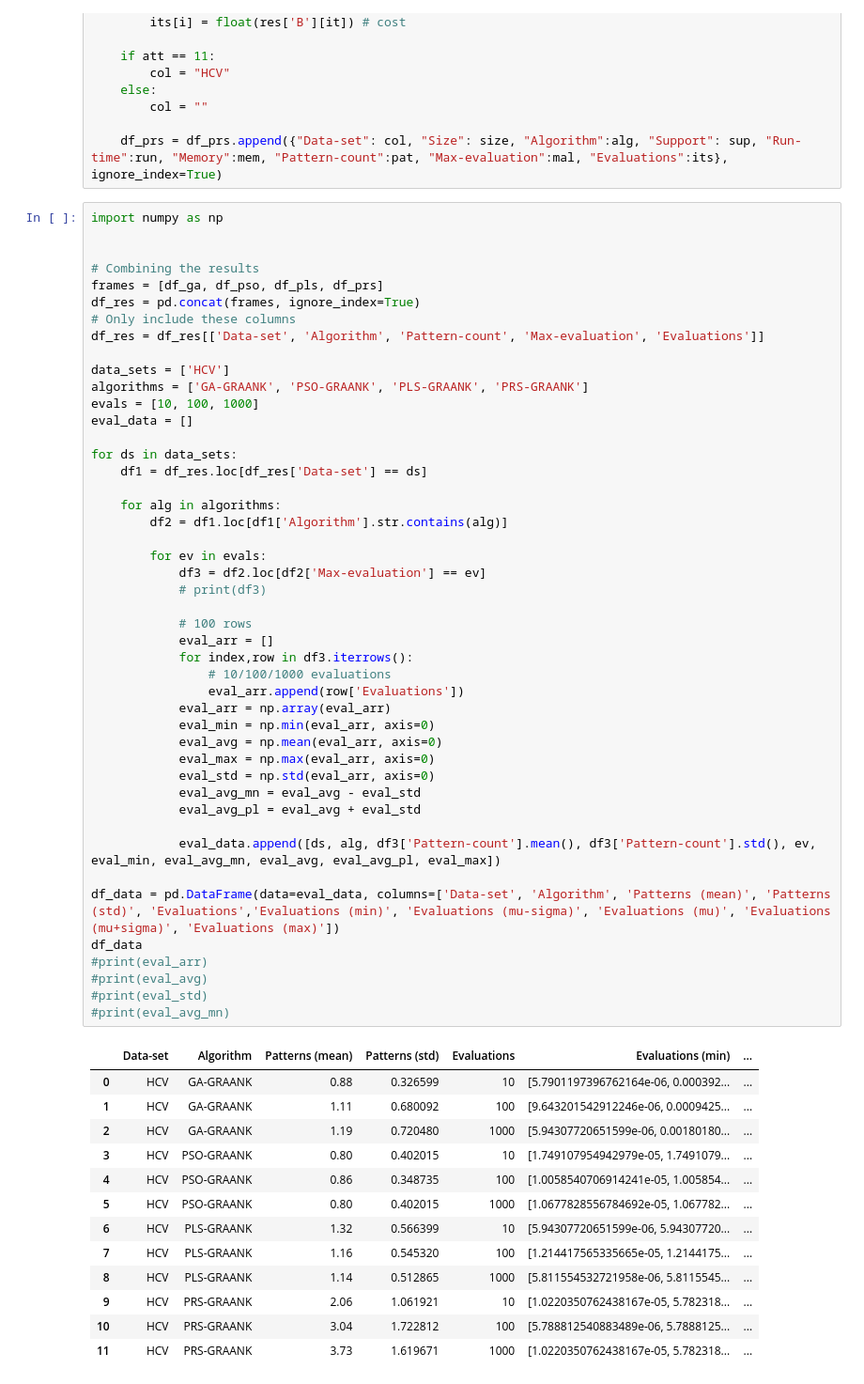
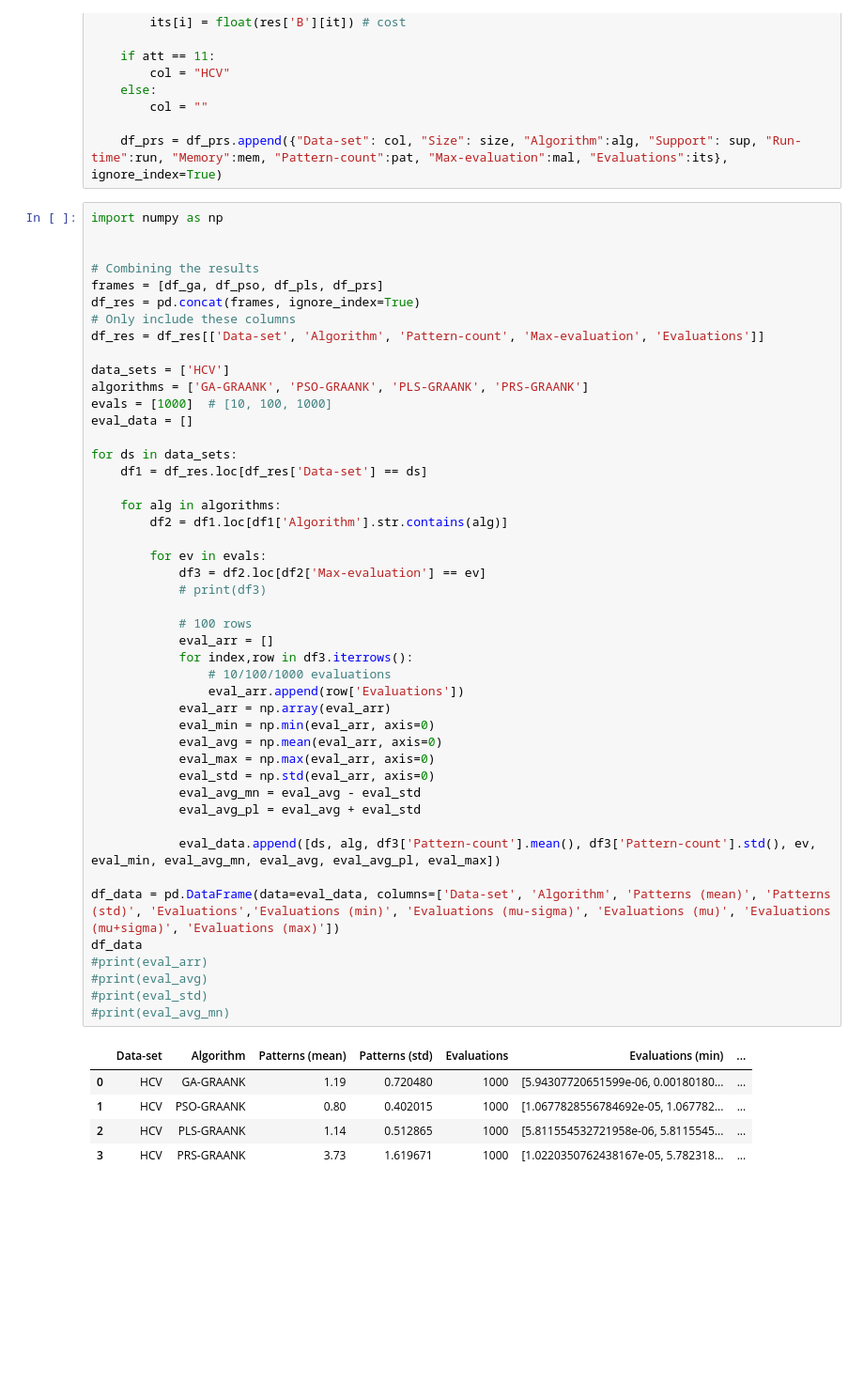
Before and after one commit to owuordickson/meso-hpc-lr, a Jupyter notebook: results/swarmgp/analysis_v1.ipynb, the cells around one changed output. Shown: that part at 94% size. Drawn from its saved outputs; the diff is of its cells as text; blank space fills up the shorter version.

```diff
--- a/results/swarmgp/analysis_v1.ipynb
+++ b/results/swarmgp/analysis_v1.ipynb
@@ -236,7 +236,7 @@ df_res = df_res[['Data-set', 'Algorithm', 'Pattern-count', 'Max-evaluation', 'Ev
 
 data_sets = ['HCV']
 algorithms = ['GA-GRAANK', 'PSO-GRAANK', 'PLS-GRAANK', 'PRS-GRAANK']
-evals = [10, 100, 1000]
+evals = [1000]  # [10, 100, 1000]
 eval_data = []
 
 for ds in data_sets:
@@ -245,45 +245,37 @@ for ds in data_sets:
     for alg in algorithms:
         df2 = df1.loc[df1['Algorithm'].str.contains(alg)]
 
         for ev in evals:
             df3 = df2.loc[df2['Max-evaluation'] == ev]
             # print(df3)
 
             # 100 rows
             eval_arr = []
             for index,row in df3.iterrows():
                 # 10/100/1000 evaluations
                 eval_arr.append(row['Evaluations'])
             eval_arr = np.array(eval_arr)
             eval_min = np.min(eval_arr, axis=0)
             eval_avg = np.mean(eval_arr, axis=0)
             eval_max = np.max(eval_arr, axis=0)
             eval_std = np.std(eval_arr, axis=0)
             eval_avg_mn = eval_avg - eval_std
             eval_avg_pl = eval_avg + eval_std
 
             eval_data.append([ds, alg, df3['Pattern-count'].mean(), df3['Pattern-count'].std(), ev, eval_min, eval_avg_mn, eval_avg, eval_avg_pl, eval_max])
 
 df_data = pd.DataFrame(data=eval_data, columns=['Data-set', 'Algorithm', 'Patterns (mean)', 'Patterns (std)', 'Evaluations','Evaluations (min)', 'Evaluations (mu-sigma)', 'Evaluations (mu)', 'Evaluations (mu+sigma)', 'Evaluations (max)'])
 df_data
 #print(eval_arr)
 #print(eval_avg)
 #print(eval_std)
 #print(eval_avg_mn)
 # %% [output]
 |  | Data-set | Algorithm | Patterns (mean) | Patterns (std) | Evaluations | Evaluations (min) | ... |
-| 0 | HCV | GA-GRAANK | 0.88 | 0.326599 | 10 | [5.7901197396762164e-06, 0.000392... | ... |
-| 1 | HCV | GA-GRAANK | 1.11 | 0.680092 | 100 | [9.643201542912246e-06, 0.0009425... | ... |
-| 2 | HCV | GA-GRAANK | 1.19 | 0.720480 | 1000 | [5.94307720651599e-06, 0.00180180... | ... |
-| 3 | HCV | PSO-GRAANK | 0.80 | 0.402015 | 10 | [1.749107954942979e-05, 1.7491079... | ... |
-| 4 | HCV | PSO-GRAANK | 0.86 | 0.348735 | 100 | [1.0058540706914241e-05, 1.005854... | ... |
-| 5 | HCV | PSO-GRAANK | 0.80 | 0.402015 | 1000 | [1.0677828556784692e-05, 1.067782... | ... |
-| 6 | HCV | PLS-GRAANK | 1.32 | 0.566399 | 10 | [5.94307720651599e-06, 5.94307720... | ... |
-| 7 | HCV | PLS-GRAANK | 1.16 | 0.545320 | 100 | [1.214417565335665e-05, 1.2144175... | ... |
-| 8 | HCV | PLS-GRAANK | 1.14 | 0.512865 | 1000 | [5.811554532721958e-06, 5.8115545... | ... |
-| 9 | HCV | PRS-GRAANK | 2.06 | 1.061921 | 10 | [1.0220350762438167e-05, 5.782318... | ... |
-| 10 | HCV | PRS-GRAANK | 3.04 | 1.722812 | 100 | [5.788812540883489e-06, 5.7888125... | ... |
-| 11 | HCV | PRS-GRAANK | 3.73 | 1.619671 | 1000 | [1.0220350762438167e-05, 5.782318... | ... |
+| 0 | HCV | GA-GRAANK | 1.19 | 0.720480 | 1000 | [5.94307720651599e-06, 0.00180180... | ... |
+| 1 | HCV | PSO-GRAANK | 0.80 | 0.402015 | 1000 | [1.0677828556784692e-05, 1.067782... | ... |
+| 2 | HCV | PLS-GRAANK | 1.14 | 0.512865 | 1000 | [5.811554532721958e-06, 5.8115545... | ... |
+| 3 | HCV | PRS-GRAANK | 3.73 | 1.619671 | 1000 | [1.0220350762438167e-05, 5.782318... | ... |
 # %%
 # Plotting the results
 import matplotlib.pyplot as plt
```
Also changed, not shown: parts of 1 cell of this notebook, 10 other files.
